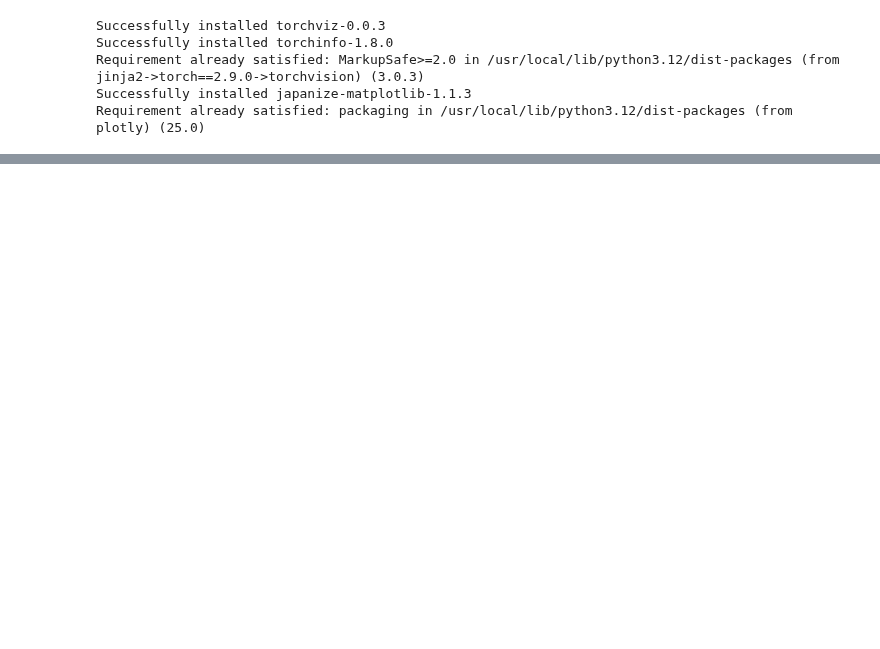
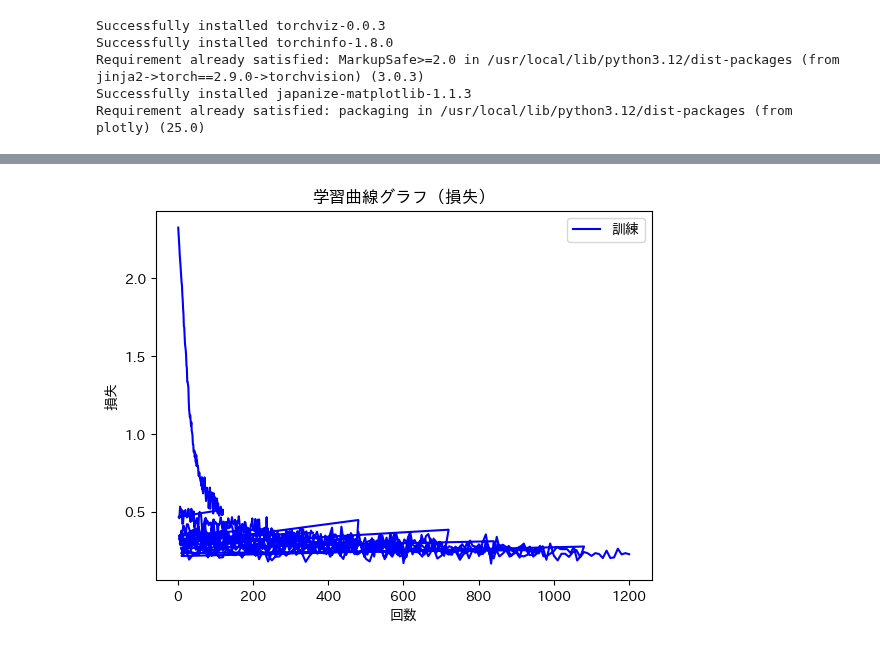
Before and after one commit to ueki5/colaboratory, a Jupyter notebook: playground-018.ipynb, the cells around one changed output, grey strips where cells are left out. Saved outputs shown, nothing was run; the diff lists cells and outputs as text; code cells hidden in the pictures; blank space fills up the shorter version.

```diff
--- a/playground-018.ipynb
+++ b/playground-018.ipynb
@@ -21,6 +21,14 @@ import torchvision.transforms as transforms
 import japanize_matplotlib
 japanize_matplotlib.japanize()
 from torch.utils.data import DataLoader
+
+# 各種定数
+batch_size = 500 # ミニバッチのサイズ指定
+lr = 0.01  # 学習率
+num_epochs = 5 # 繰り返し回数
+# num_history = 10 # 履歴採取タイミング
+dim_hidden = 128 # 隠れ層の次元数
+dim_output = 10 # 出力層の次元数
 
 # デバイスの割り当て
 device = torch.device("cuda:0" if torch.cuda.is_available() else "cpu")
@@ -146,9 +154,6 @@ print('検証データのshape：', image.shape)
 print('最小値：', image.data.min())
 print('最大値：', image.data.max())
 
-# ミニバッチのサイズ指定
-batch_size = 500
-
 # 訓練用データローダー
 # 訓練用なので、シャッフルをかける
 train_loader = DataLoader(
@@ -166,7 +171,7 @@ test_loader = DataLoader(
 )
 
 # 何組のデータが取得できるか？
-print(len(train_loader))
+num_data = len(train_loader)
 
 # データローダーから最初の１セットを取得する
 inputs, labels = next(iter(train_loader))
@@ -177,10 +182,10 @@ print('labels.shape:', labels.shape)
 n_input = inputs.shape[1] # 0:ミニバッチサイズ、1:入力次元数
 
 # 出力次元数
-n_output = 10
+n_output = dim_output
 
 # 隠れ層の次元数
-n_hidden = 128
+n_hidden = dim_hidden
 
 # 結果確認
 print(f'n_input: {n_input}, n_hidden: {n_hidden}, n_output: {n_output}')
@@ -188,19 +193,19 @@ print(f'n_input: {n_input}, n_hidden: {n_hidden}, n_output: {n_output}')
 ###################################################
 # 関数定義
 ###################################################
-lr = 0.01  # 学習率
-num_epochs = 1 # 繰り返し回数
-num_history = 10 # 履歴採取タイミング
 class Net(torch.nn.Module):
     def __init__(self, n_input, n_output, n_hidden):
         super().__init__()
 
         # 入力層の定義
-        # self.l1 = torch.nn.Linear(n_input, n_hidden)
-        self.l1 = torch.nn.Linear(n_input, n_output)
+        self.l1 = torch.nn.Linear(n_input, n_hidden)
+        # self.l1 = torch.nn.Linear(n_input, n_output)
 
         # 隠れ層の定義
-        self.l2 = torch.nn.Linear(n_hidden, n_output)
+        self.l2 = torch.nn.Linear(n_hidden, n_hidden)
+
+        # 出力層の定義
+        self.l3 = torch.nn.Linear(n_hidden, n_output)
 
         # ReLU関数
         self.relu = torch.nn.ReLU(inplace=True)
@@ -208,8 +213,10 @@ class Net(torch.nn.Module):
         # 関数合成
         self.net = torch.nn.Sequential(
             self.l1,
+            self.relu,
+            # self.l2,
             # self.relu,
-            # self.l2,
+            self.l3,
         )
 
     # 予測関数
@@ -226,16 +233,19 @@ criterion = torch.nn.CrossEntropyLoss()
 # 最適化関数
 optimizer = torch.optim.SGD(net.parameters(), lr=lr)
 
-# 記録用配列初期化
+# 記録用配列初期化()
+# 0:epoch
+# 1:train_loss
+# 2:train_acc
+# 3:test_loss
+# 4:test_acc
 history = np.zeros((0, 5))
 
 # 強化学習
 for epoch in range(num_epochs):
-  for inputs, labels in train_loader:
+  for idx, (inputs, labels) in enumerate(train_loader):
     # 予測計算
     outputs = net(inputs)
-    print('outputs:',outputs)
-    print('labels:',labels)
 
     # 損失計算
     loss = criterion(outputs, labels)
@@ -248,6 +258,52 @@ for epoch in range(num_epochs):
 
     # 勾配クリア
     optimizer.zero_grad()
+
+    # 損失の保存（スカラー値の取得）
+    train_loss = loss.item()
+
+    # 予測データ（0, 1, ... ,9）計算
+    predicted = torch.max(outputs, 1)
+
+    # 精度計算
+    train_acc = (predicted.indices == labels).sum() / len(labels)
+
+    # 履歴を保存
+    item = np.array([
+      (idx + 1) * (epoch + 1),
+      train_loss,
+      train_acc,
+      0,
+      0,
+    ])
+    history = np.vstack((history, item))
+
+    # デバッグ用
+    if idx == num_data - 1:
+      pass
+
+###############################################
+# 結果表示
+###############################################
+# 損失と精度の確認
+print(f'初期状態: 損失: {history[0, 1]:.5f} 精度: {history[0, 2]:.5f}')
+print(f'最終状態: 損失: {history[-1, 1]:.5f} 精度: {history[-1, 2]:.5f}')
+
+# 学習曲線グラフ（損失）
+plt.plot(history[:, 0], history[:, 1], 'b', label='訓練')
+plt.xlabel('回数')
+plt.ylabel('損失')
+plt.title('学習曲線グラフ（損失）')
+plt.legend()
+plt.show()
+
+# 学習曲線グラフ（精度）
+plt.plot(history[:, 0], history[:, 2], 'b', label='訓練')
+plt.xlabel('回数')
+plt.ylabel('精度')
+plt.title('学習曲線グラフ（精度）')
+plt.legend()
+plt.show()
 # %% [output]
 cpu
 訓練データの型： <class 'torch.Tensor'>
@@ -264,0 +322 @@ n_input: 784, n_hidden: 128, n_output: 10
+[figure, added]
```
Also changed, not shown: parts of 1 cell of this notebook.
